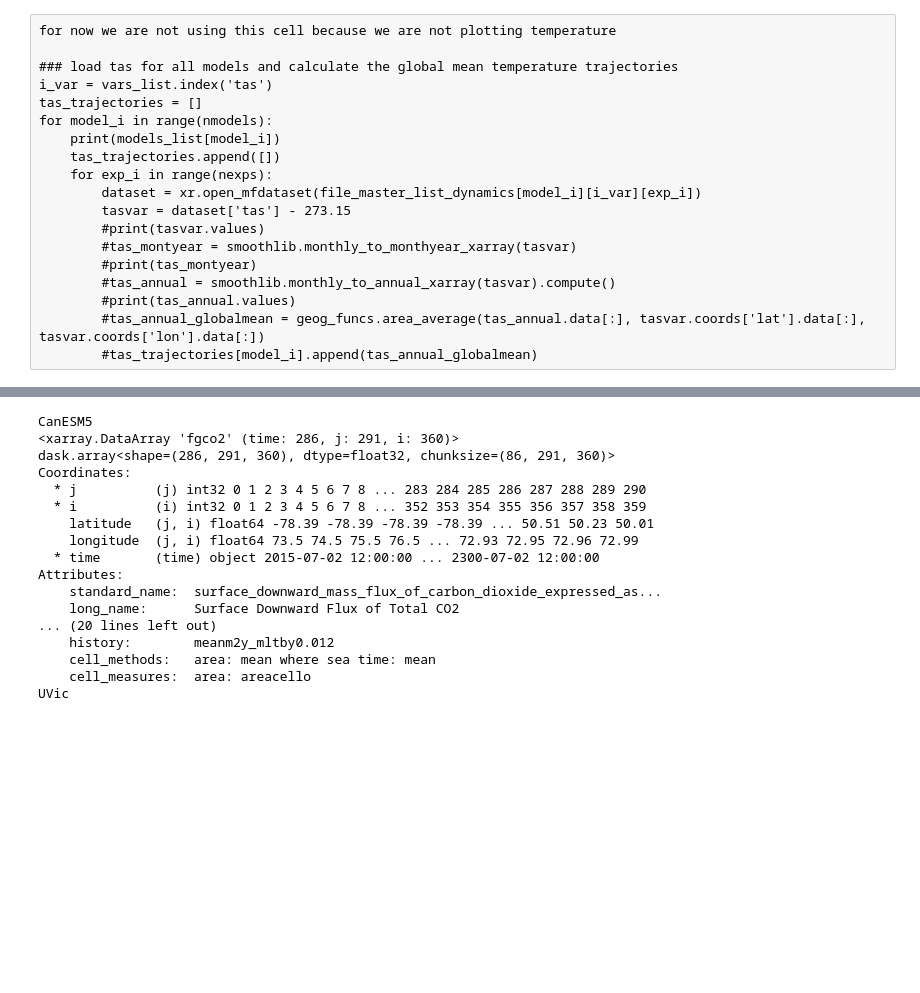
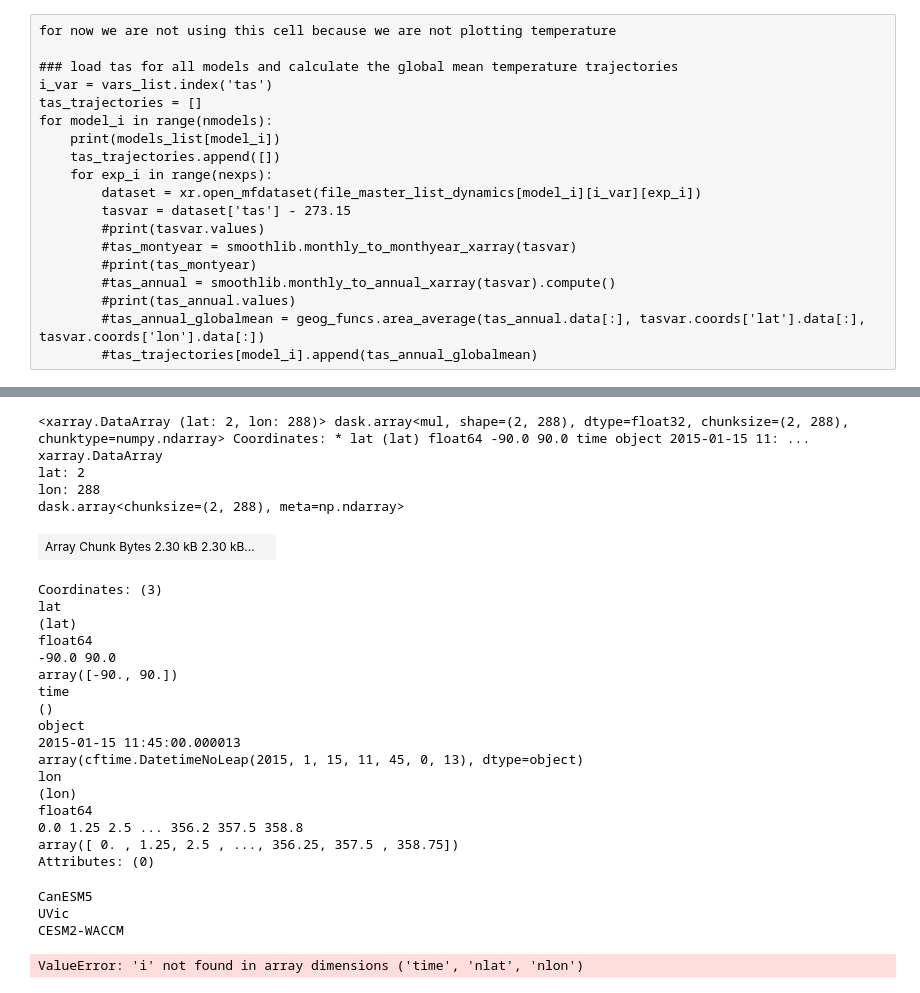
Before and after one commit to ckoven/longterm_carboncycle_three_ssps, a Jupyter notebook: longterm_carboncycle.ipynb, the cells around one changed output, grey strips where cells are left out. Drawn from its saved outputs; the diff is of its cells as text; code cells hidden in the pictures; blank space fills up the shorter version.

```diff
--- a/longterm_carboncycle.ipynb
+++ b/longterm_carboncycle.ipynb
@@ -177,3 +266,30 @@ map_funcs.xyplot(years, nbp_trajectories[:,:,:].reshape((nmodels*nexps,nyears_to
+# %%
+(nbpvar2_xr.isel(time=0)*areavar)
+#areavar
+# %% [output]
+<xarray.DataArray (lat: 2, lon: 288)> dask.array<mul, shape=(2, 288), dtype=float32, chunksize=(2, 288), chunktype=numpy.ndarray> Coordinates: * lat (lat) float64 -90.0 90.0 time object 2015-01-15 11: ...
+xarray.DataArray
+lat: 2
+lon: 288
+dask.array<chunksize=(2, 288), meta=np.ndarray>
+| Array Chunk Bytes 2.30 kB 2.30 kB... |  |
+Coordinates: (3)
+lat
+(lat)
+float64
+-90.0 90.0
+array([-90., 90.])
+time
+()
+object
+2015-01-15 11:45:00.000013
+array(cftime.DatetimeNoLeap(2015, 1, 15, 11, 45, 0, 13), dtype=object)
+lon
+(lon)
+float64
+0.0 1.25 2.5 ... 356.2 357.5 358.8
+array([ 0. , 1.25, 2.5 , ..., 356.25, 357.5 , 358.75])
+Attributes: (0)
 # %%
 ### load the ocean fgco2 flux
 i_var = vars_list.index('fgco2')
@@ -184,9 +300,7 @@ for model_i in range(nmodels):
     try:
         # load landmask and land areas
         area_ocean_var = xr.open_dataset(file_master_list_grids[model_i][gridvars_list.index('areacello')])['areacello']
-        #print(areavar)
         sftofvar = xr.open_dataset(file_master_list_grids[model_i][gridvars_list.index('sftof')])['sftof']
-        #print(sftlfvar)
         globally_gridded = True
     except:
         globally_gridded = False
@@ -195,28 +309,14 @@ for model_i in range(nmodels):
         if globally_gridded:
             dataset = xr.open_mfdataset(file_master_list_dynamics[model_i][i_var][exp_i])
             fgco2var = dataset['fgco2']
-            print(fgco2var)
             global_fgco2_annual = (fgco2var * sftofvar/100. * area_ocean_var).sum(dim="i").sum(dim="j") * 86400. * 365. * 1e3 * 1e-15
-            fgco2_trajectories[model_i,exp_i,time_offset[exp_i]:] = global_fgco2_annual
+            fgco2_trajectories[model_i,exp_i,time_offset[exp_i]:] = global_fgco2_annual.rolling(time=7).mean()
         else:
-            dataset = netcdf.netcdf_file(file_master_list_dynamics[model_i][i_var][exp_i])
-            global_fgco2_annual = dataset.variables['F_carba2o']
-            fgco2_trajectories[model_i,exp_i,time_offset[exp_i]:] = global_fgco2_annual[time_offset[exp_i]:nyears_total]
+            dataset = xr.open_dataset(file_master_list_dynamics[model_i][i_var][exp_i], decode_times=False)
+            global_fgco2_annual = dataset['F_carba2o']
+            fgco2_trajectories[model_i,exp_i,time_offset[exp_i]:] = global_fgco2_annual[time_offset[exp_i]:nyears_total].rolling(time=7).mean()
 # %% [output]
 CanESM5
-<xarray.DataArray 'fgco2' (time: 286, j: 291, i: 360)>
-dask.array<shape=(286, 291, 360), dtype=float32, chunksize=(86, 291, 360)>
-Coordinates:
-  * j          (j) int32 0 1 2 3 4 5 6 7 8 ... 283 284 285 286 287 288 289 290
-  * i          (i) int32 0 1 2 3 4 5 6 7 8 ... 352 353 354 355 356 357 358 359
-    latitude   (j, i) float64 -78.39 -78.39 -78.39 -78.39 ... 50.51 50.23 50.01
-    longitude  (j, i) float64 73.5 74.5 75.5 76.5 ... 72.93 72.95 72.96 72.99
-  * time       (time) object 2015-07-02 12:00:00 ... 2300-07-02 12:00:00
-Attributes:
-    standard_name:  surface_downward_mass_flux_of_carbon_dioxide_expressed_as...
-    long_name:      Surface Downward Flux of Total CO2
-... (20 lines left out)
-    history:        meanm2y_mltby0.012
-    cell_methods:   area: mean where sea time: mean
-    cell_measures:  area: areacello
 UVic
+CESM2-WACCM
+ValueError: 'i' not found in array dimensions ('time', 'nlat', 'nlon')
```
Also changed, not shown: parts of 14 cells of this notebook.
